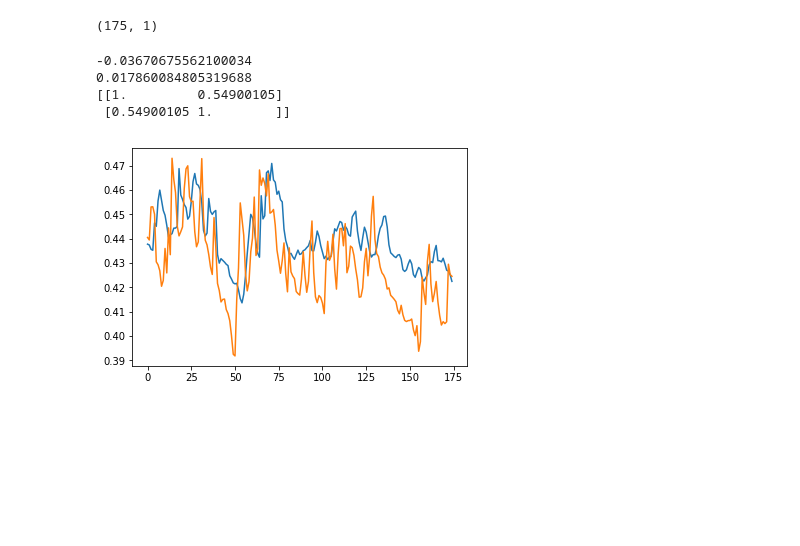
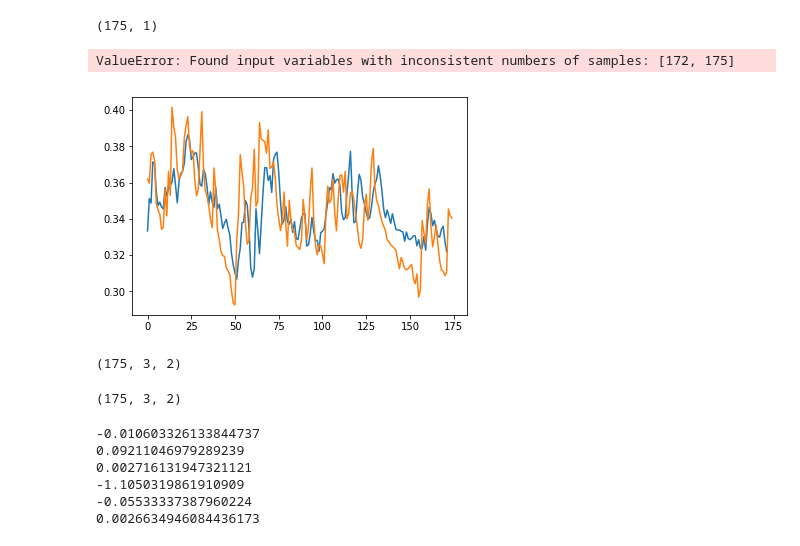
Before and after one commit to leelew/HRSEPP, a Jupyter notebook: src/debug.ipynb, the cells around one changed output. Cells and saved outputs as stored; diff of their text form; code cells hidden in the pictures; blank space fills up the shorter version.

Commit message:
@test test global LSTM

```diff
--- a/src/debug.ipynb
+++ b/src/debug.ipynb
@@ -10,0 +49,12 @@ y_test = np.load('y_test.npy')
+# %%
+x_test = np.load('X_test.npy')
+y_test = np.load('y_test.npy')
+
+x_test = np.concatenate([x_test,y_test], axis=-1)
+
+
+x_test = np.transpose(x_test.reshape(184, 6, 7)[:-1], [1,0,2])
+y_test = np.transpose(y_test.reshape(184, 6, 1)[1:], [1,0,2])
+
+x_test.shape
+#y_test.shape
@@ -15,6 +98,6 @@ x_train.shape
 # %%
 # inputs
-inputs = tf.keras.layers.Input(shape=(5,7))
+inputs = tf.keras.layers.Input(shape=(10,1))
 x = tf.keras.layers.LSTM(units=16, return_sequences=True)(inputs)
 x = tf.keras.layers.LSTM(units=1, return_sequences=False)(x)
 #x = tf.keras.layers.Dense(1)(x)
@@ -48,6 +131,9 @@ def keras_train(model, X, y, batch_size, epochs):
 
     return model
 
-model = keras_train(model, x_train, y_train, batch_size=16, epochs=100)
+model.compile(loss='mse', optimizer='adam')
+model.fit(x_train[:,:,0,0,-1][:,:,np.newaxis], y_train[:,0,0,0,:], batch_size=16, epochs=100)
+
+#model = keras_train(model, x_train[:,:,0,0,-1][:,:,np.newaxis], y_train[:,0,0,0,:], batch_size=16, epochs=100)
 # %% [output]
 Epoch 1/100
@@ -98,4 +185,4 @@ for i in range(x_test.shape[2]):
 # %%
-model.fit(x_train[:, :, 0, 0, :], y_train[:,0,0,0,:], batch_size=16, epochs=500, validation_split=0.2)
+model.fit(x_train[:, :, 0, 1, :], y_train[:,0,0,1,:], batch_size=32, epochs=100)
 # %% [output]
 Epoch 1/100
@@ -118,3 +205,3 @@ Epoch 100/100
 <tensorflow.python.keras.callbacks.History at 0x...>
 # %%
-y_predict = model.predict(x_test[:, :, 0, 0, :])
+y_predict = model.predict(x_test[:, :, 0, 0, -1][:,:,np.newaxis])
@@ -127,20 +219,17 @@ y_test[:,0,0,0].shape
 # %% [output]
 (175, 1)
 # %%
-plt.plot(y_predict)
-plt.plot(y_test[:,0,0,0])
+plt.plot(y_predict[3:])
+plt.plot(y_test[:,0,0,1])
 #plt.plot(x_test[:,:, 0,0,-1])
 
 from sklearn.metrics import r2_score, mean_squared_error
 
-print(r2_score(y_test[:,0,0,0], y_predict,))
-print(np.sqrt(mean_squared_error(y_test[:,0,0,0], y_predict)))
+print(r2_score(y_test[3:,0,0,1], y_predict,))
+print(np.sqrt(mean_squared_error(y_test[:,0,0,1], y_predict)))
 from scipy.stats import pearsonr
 
-print(np.corrcoef(y_test[:,0,0,0, 0], y_predict[:,0]))
+print(np.corrcoef(y_test[:,0,0,1, 0], y_predict[:,0]))
 # %% [output]
--0.03670675562100034
-0.017860084805319688
-[[1.         0.54900105]
- [0.54900105 1.        ]]
+ValueError: Found input variables with inconsistent numbers of samples: [172, 175]
-[figure, old version]
+[figure, new version]
@@ -146,0 +240,22 @@ print(np.corrcoef(y_test[:,0,0,0, 0], y_predict[:,0]))
+# %%
+y.shape
+# %% [output]
+(175, 3, 2)
+# %%
+y1.shape
+# %% [output]
+(175, 3, 2)
+# %%
+for i in range(3):
+    for j in range(2):
+
+        print(r2_score(y[:, i, j], y1[:,i,j]))
+        #print(np.sqrt(mean_squared_error(y_test[:,0,i,j], y_pred)))
+        #print(np.corrcoef(y_test[:,0,0,0, 0], y_pred[:,0]))
+# %% [output]
+-0.010603326133844737
+0.09211046979289239
+0.002716131947321121
+-1.1050319861910909
+-0.05533337387960224
+0.0026634946084436173
```
Also changed, not shown: parts of 23 cells of this notebook, 11 other files.
